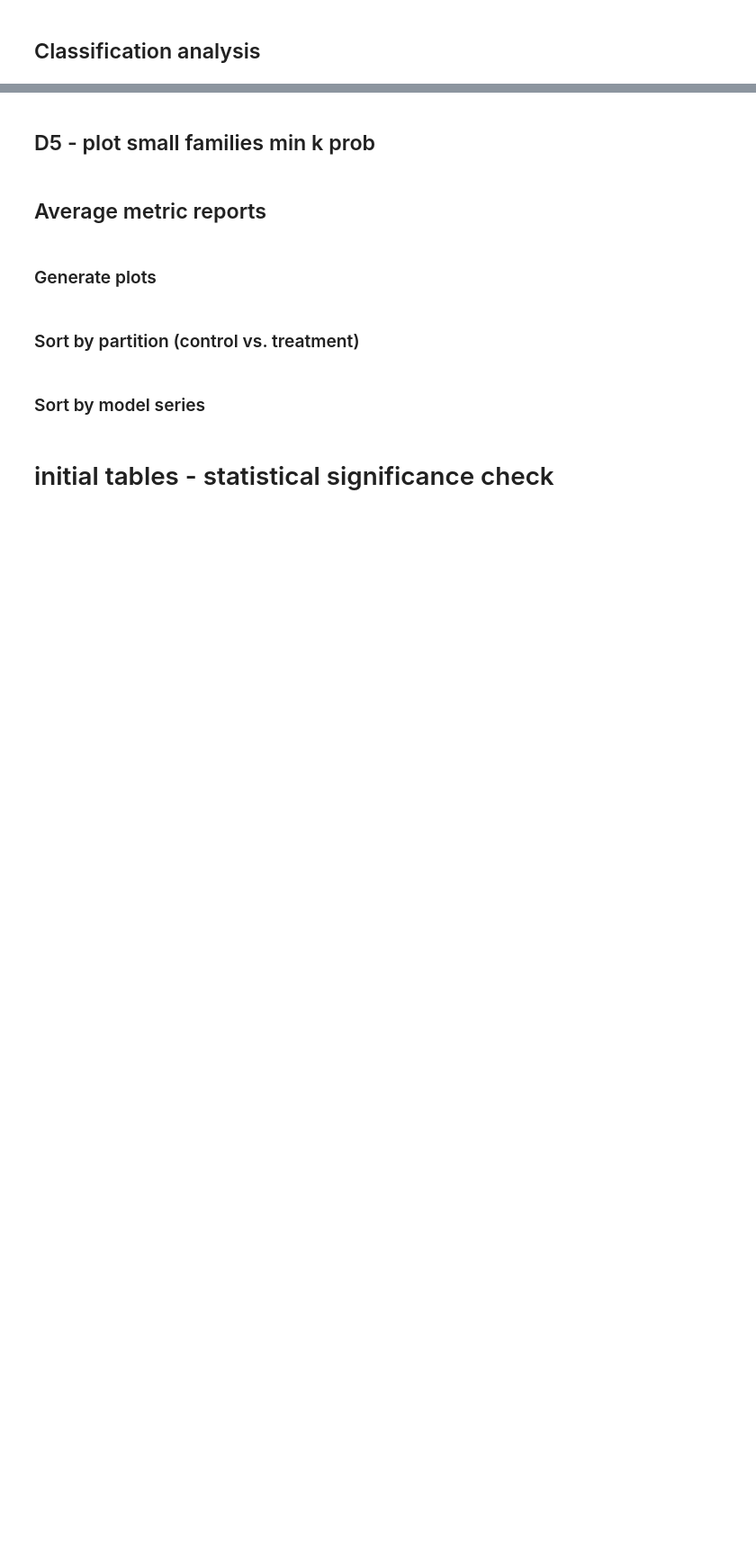
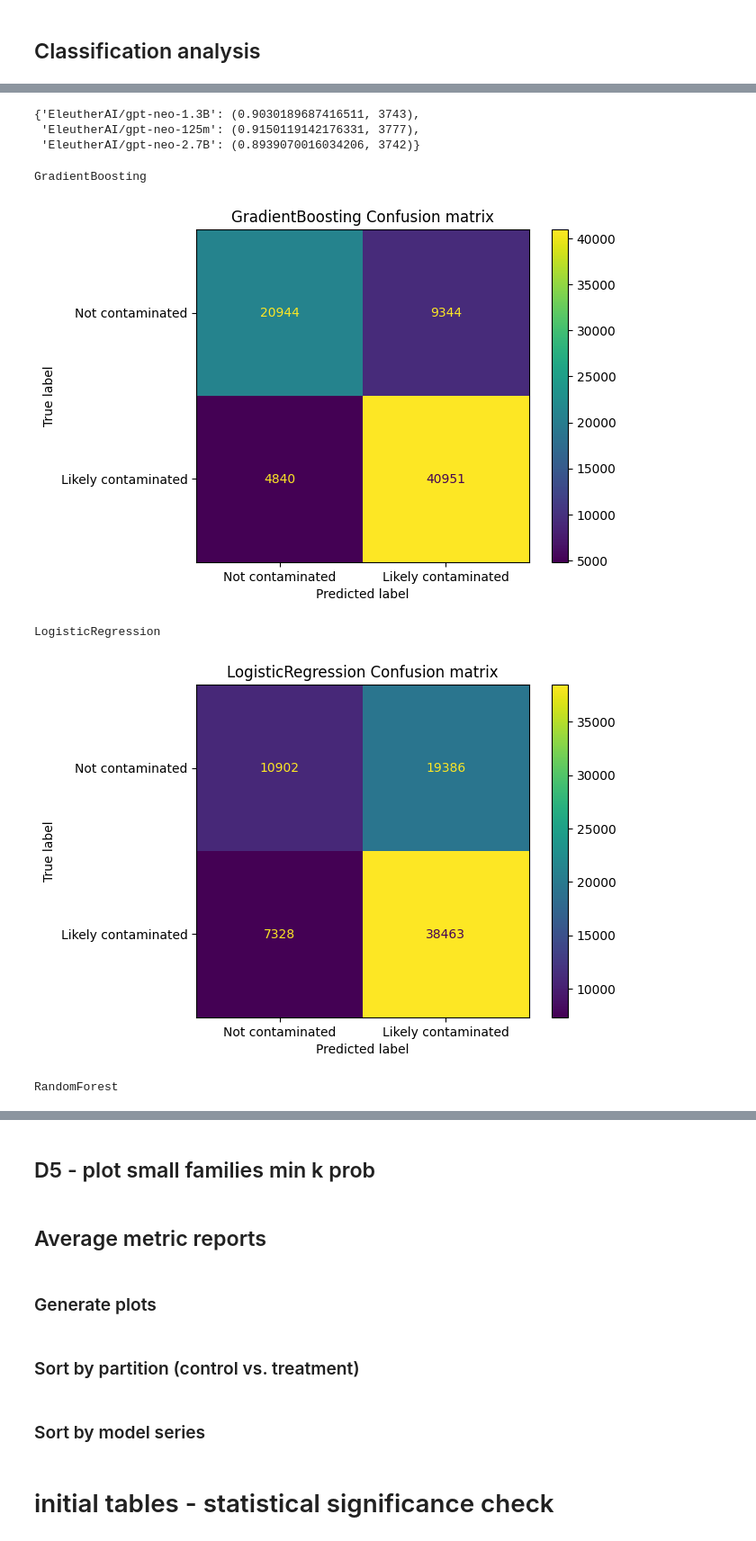
Before and after one commit to Hevia/LLMEval, a Jupyter notebook: data_analysis/report.ipynb, the cells around one changed output, grey strips where cells are left out. Shown: that part at 90% size. Cells and saved outputs as stored; diff of their text form; code cells hidden in the pictures; blank space fills up the shorter version.

Commit message:
final data validation and analysis edits

```diff
--- a/data_analysis/report.ipynb
+++ b/data_analysis/report.ipynb
@@ -20,7 +20,7 @@ treatment = [
     "Qwen"
 ]
 # %%
-data = pd.read_csv("./classification/all_classification.csv")
+data = pd.read_csv("validated/all_scores_predictions.csv")
 data["Series"] = data.Model.str.split('/', n=1).str[0]
 data.loc[data.Series.isin(control), 'Partition'] = 'Control'
 data.loc[data.Series.isin(treatment), 'Partition'] = 'Treatment'
@@ -34,7 +34,7 @@ model_size = {
     'HuggingFaceTB/SmolLM2-360M-Instruct': 360,
     'microsoft/Phi-3.5-mini-instruct': 3800,
     'HuggingFaceTB/SmolLM2-1.7B-Instruct': 1700,
-    'microsoft/Phi-3-medium-128k-instruct': 0.128,
+    'microsoft/Phi-3-medium-128k-instruct': 14000,
     'microsoft/Phi-4-mini-instruct': 3800,
     'HuggingFaceTB/SmolLM2-135M-Instruct': 135,
     'microsoft/phi-4': 14000,
@@ -61,0 +86,4 @@ data = data.sort_values(by=['Series', 'Size'])
+# %%
+for clf in classifiers:
+    print(clf)
+    print(roc_auc_score(data.Gold, data[f"{clf}_prediction"]))
@@ -61,0 +124,48 @@ data = data.sort_values(by=['Series', 'Size'])
+# %%
+gb_acc["EleutherAI"]
+# %% [output]
+{'EleutherAI/gpt-neo-1.3B': (0.9030189687416511, 3743),
+ 'EleutherAI/gpt-neo-125m': (0.9150119142176331, 3777),
+ 'EleutherAI/gpt-neo-2.7B': (0.8939070016034206, 3742)}
+# %%
+classifiers = ["GradientBoosting", "LogisticRegression", "RandomForest"]
+
+# acc = dict()
+
+for clf in classifiers:
+    curr = f"{clf}_prediction"
+    print(clf)
+    cm = confusion_matrix(data.Gold, data[curr])
+    disp = ConfusionMatrixDisplay(confusion_matrix=cm, display_labels=['Not contaminated', 'Likely contaminated'])
+    disp.plot()
+    plt.title(f"{clf} Confusion matrix".format(int(size)))
+    curr_fig = plt.gcf()
+    plt.show()
+    curr_fig.savefig(f"plots/confusion_{clf}.png", dpi=300, bbox_inches='tight')
+
+    # correct = data.loc[data[curr] == data.Gold]
+    # acc = len(correct) / data.shape[0]
+    # print(acc)
+    # for size, group in data.groupby('Size'):
+    #     print(size)
+    #     # correct = group.loc[group[curr] == group.Gold]
+
+    #     cm = confusion_matrix(group.Gold, group[curr])
+    #     disp = ConfusionMatrixDisplay(confusion_matrix=cm, display_labels=['Not contaminated', 'Likely contaminated'])
+    #     disp.plot()
+    #     plt.title("Confusion matrix for models of size {} (in millions)".format(int(size)))
+    #     curr_fig = plt.gcf()
+    #     plt.show()
+    #     curr_fig.savefig(f"plots/confusion_{int(size)}M.png", dpi=300, bbox_inches='tight')
+        # print("{}\t{}".format(size, round(len(correct) / group.shape[0], 4)))
+        # print()
+        # for dataset, d_group in m_group.groupby('Dataset_Name'):
+        #     print(dataset)
+        #     correct = d_group.loc[d_group[curr] == d_group.Gold]
+        #     print(len(correct) / d_group.shape[0])
+# %% [output]
+GradientBoosting
+[figure, added]
+LogisticRegression
+[figure, added]
+RandomForest
```
Also changed, not shown: parts of 11 cells of this notebook, 5 other files.
